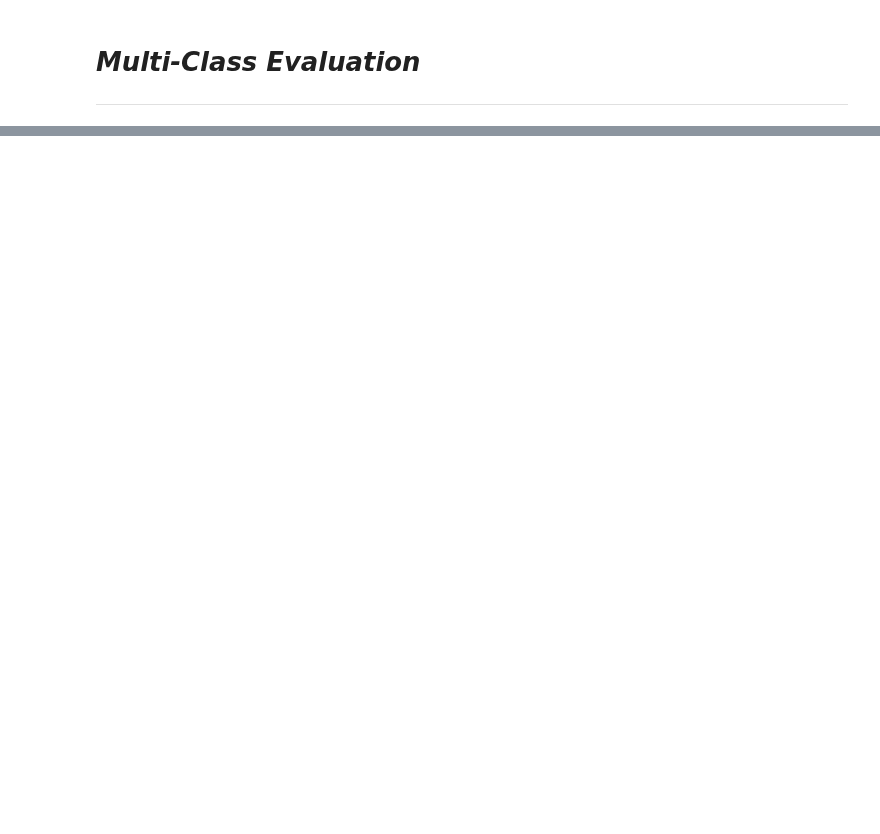
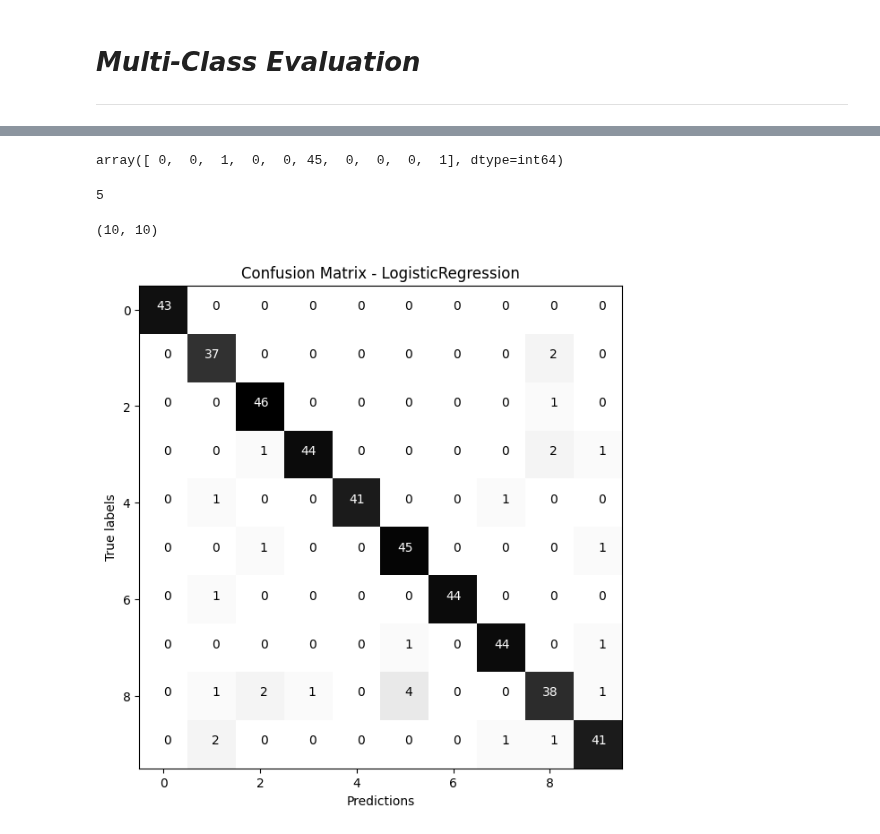
Before and after one commit to anoban/Applied-Machine-Learning-in-Python, a Jupyter notebook: anoban/Multi-Class Evaluation.ipynb, the cells around one changed output, grey strips where cells are left out. Drawn from its saved outputs; the diff is of its cells as text; code cells hidden in the pictures; blank space fills up the shorter version.

```diff
--- a/anoban/Multi-Class Evaluation.ipynb
+++ b/anoban/Multi-Class Evaluation.ipynb
@@ -19,0 +28,5 @@
+# %%
+digits = load_digits()
+train_x, test_x, train_y, test_y = train_test_split(digits.data, digits.target)
+# %%
+logReg = LogisticRegression(C = 0.5, max_iter = 10000).fit(train_x, train_y)
@@ -19,0 +41,4 @@
+# %%
+preds = logReg.predict(test_x)
+# %%
+cfmat = confusion_matrix(test_y, preds)
@@ -19,0 +62,29 @@
+# %%
+cfmat[5, :]
+# %% [output]
+array([ 0,  0,  1,  0,  0, 45,  0,  0,  0,  1], dtype=int64)
+# %%
+np.argmax(cfmat[5, :])
+# %% [output]
+5
+# %%
+cfmat.shape
+# %% [output]
+(10, 10)
+# %%
+fig, axes = plt.subplots()
+fig.set_size_inches(7, 7)
+axes.imshow(cfmat, cmap = "binary")
+
+for column in range(0, 10):
+    for row in range(0, 10):
+        if column == row:
+            axes.text(y = row, x = column - .15, s = cfmat[row, column], color = "white")
+        else:
+            axes.text(y = row, x = column, s = cfmat[row, column])
+axes.set_xlabel("Predictions")
+axes.set_ylabel("True labels")
+axes.set_title("Confusion Matrix - LogisticRegression")
+plt.show()
+# %% [output]
+[figure, added]
```
Also changed, not shown: parts of 17 cells of this notebook, 2 other files.
